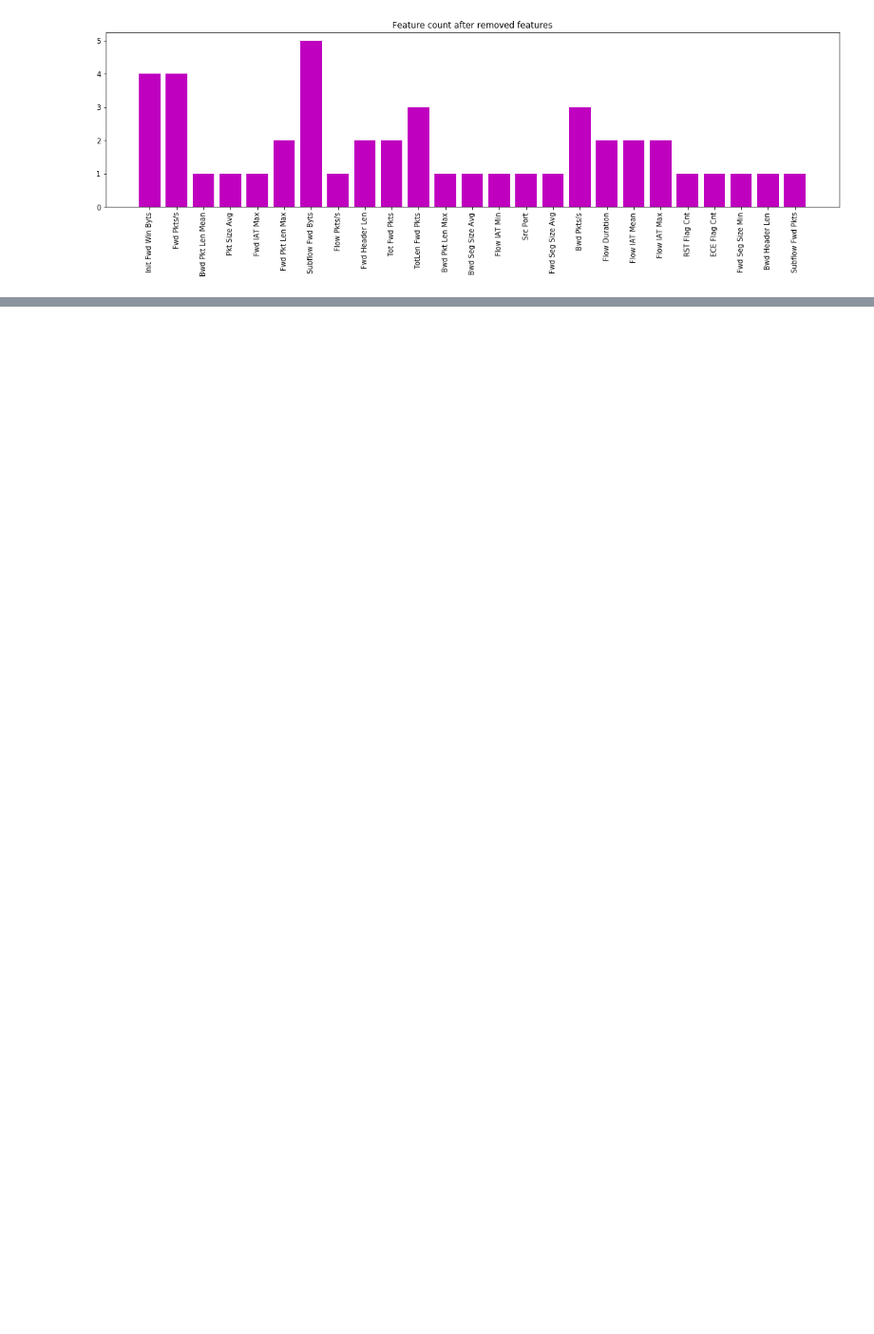
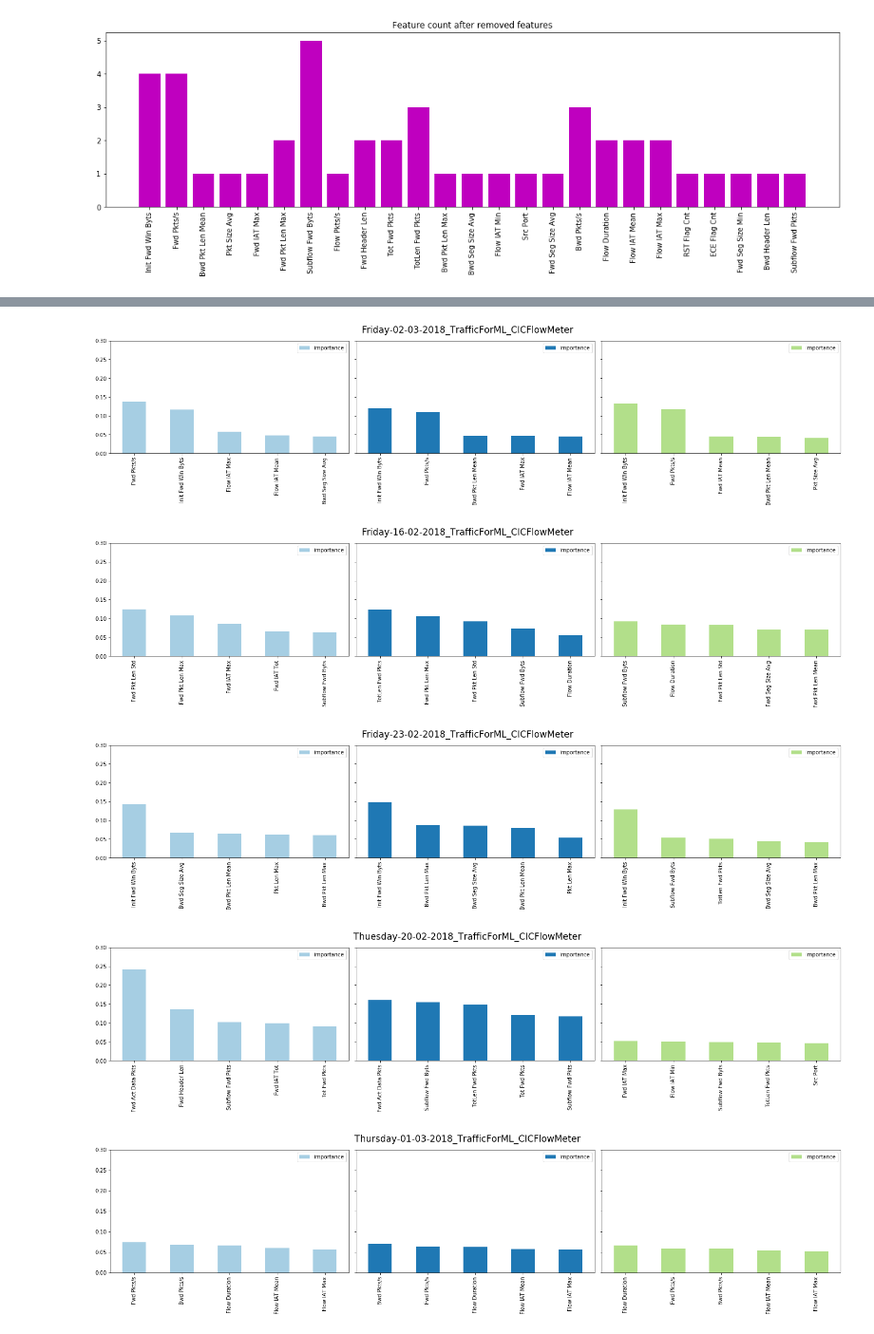
Before and after one commit to SusmitaDumiRai/Dissertation, a Jupyter notebook: Gregynog/Presentation.ipynb, the cells around one changed output, grey strips where cells are left out. Shown at 95% size. Drawn from its saved outputs; the diff is of its cells as text; code cells hidden in the pictures; blank space fills up the shorter version.

```diff
--- a/Gregynog/Presentation.ipynb
+++ b/Gregynog/Presentation.ipynb
@@ -128,0 +164,20 @@ plot_feature_count(standard_features, "Feature count after removed features", 'm
+# %%
+def plot_time_series_feature_importance(file_loc, title, ylim=0.3):
+    fig, axes = plt.subplots(1,3, figsize=(20, 5), sharey=True)
+    for i, ax in enumerate(axes.flatten()):
+        data_path = os.path.join(file_loc, random_forest_files['feature_importance'][i + 1])
+
+        data_df = pd.read_csv(data_path, nrows=5)
+        data_df = data_df.rename({'Unnamed: 0': 'features'}, axis='columns')
+
+        ax.set_ylim([0, ylim])
+
+        ax = data_df.plot(x='features', y="importance", kind='bar',
+                ax=ax, color=plt.cm.Paired(i/10.))
+        ax.xaxis.set_label_text("")
+
+
+    plt.tight_layout()
+    fig.suptitle(title, size='xx-large')
+    plt.subplots_adjust(top=0.90)
+    plt.show()
@@ -128,0 +205,10 @@ plot_feature_count(standard_features, "Feature count after removed features", 'm
+# %%
+for file in file_names:
+    f = os.path.join(file_locations, time_series_split, file)
+    plot_time_series_feature_importance(f, file)
+# %% [output]
+[figure, added]
+[figure, added]
+[figure, added]
+[figure, added]
+[figure, added]
```
Also changed, not shown: parts of 8 cells of this notebook.
